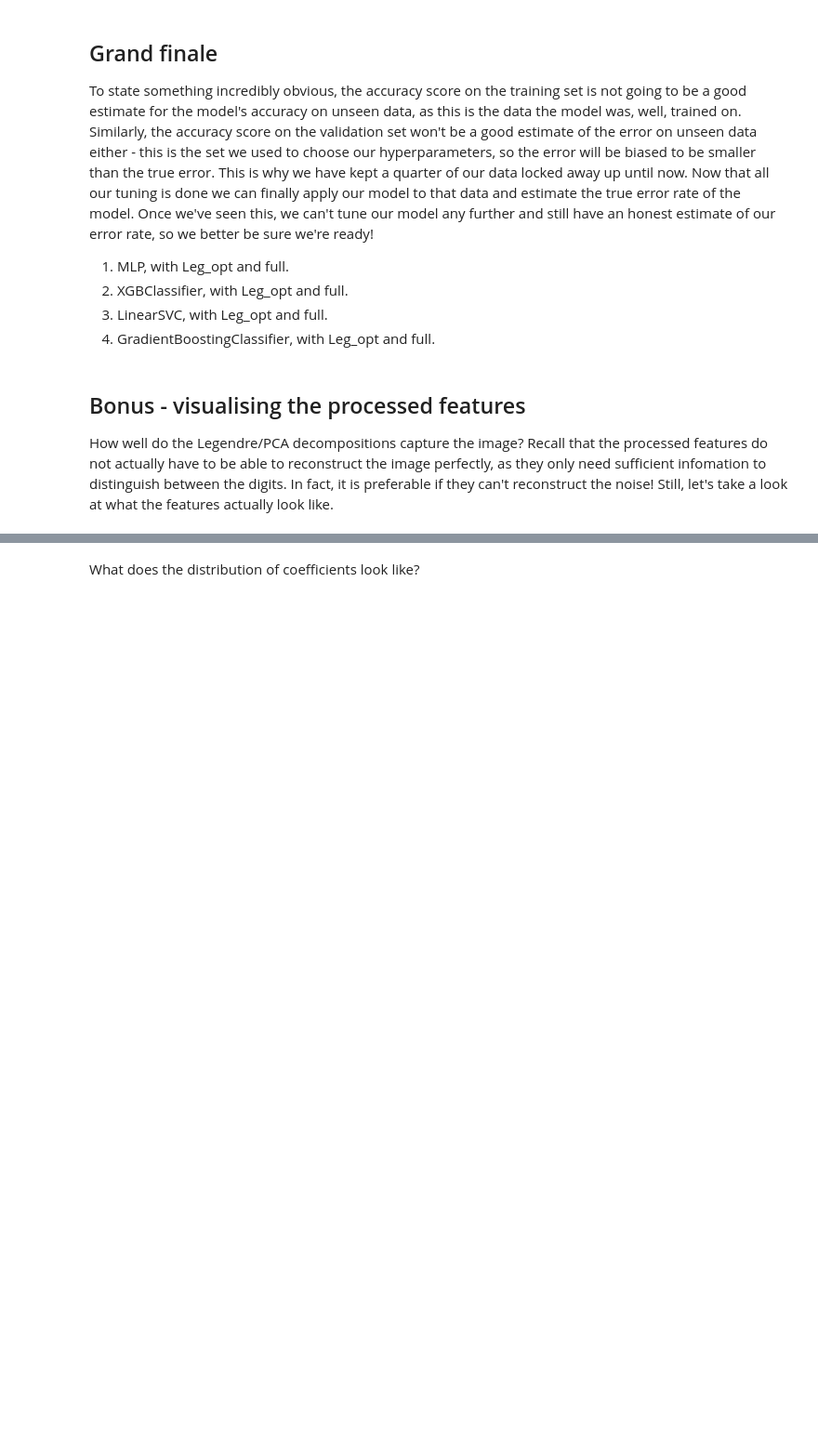
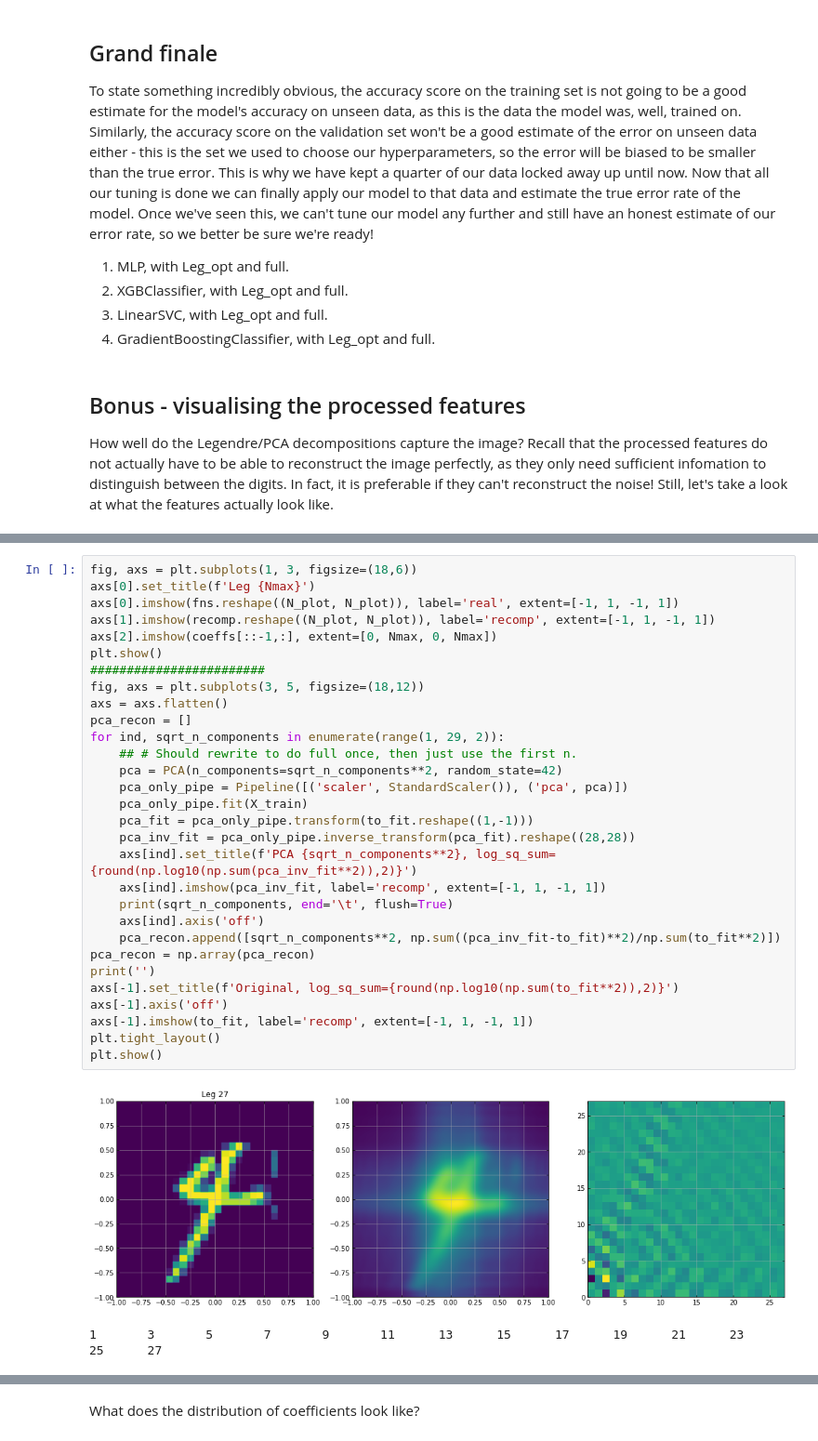
Before and after one commit to pc559/mnist_comparison, a Jupyter notebook: mnist_compare.ipynb, the cells around one changed output, grey strips where cells are left out. Shown: that part at 93% size. Cells and saved outputs as stored; diff of their text form; blank space fills up the shorter version.

```diff
--- a/mnist_compare.ipynb
+++ b/mnist_compare.ipynb
@@ -627,0 +630,33 @@ plt.show()
+# %%
+fig, axs = plt.subplots(1, 3, figsize=(18,6))
+axs[0].set_title(f'Leg {Nmax}')
+axs[0].imshow(fns.reshape((N_plot, N_plot)), label='real', extent=[-1, 1, -1, 1])
+axs[1].imshow(recomp.reshape((N_plot, N_plot)), label='recomp', extent=[-1, 1, -1, 1])
+axs[2].imshow(coeffs[::-1,:], extent=[0, Nmax, 0, Nmax])
+plt.show()
+########################
+fig, axs = plt.subplots(3, 5, figsize=(18,12))
+axs = axs.flatten()
+pca_recon = []
+for ind, sqrt_n_components in enumerate(range(1, 29, 2)):
+    ## # Should rewrite to do full once, then just use the first n.
+    pca = PCA(n_components=sqrt_n_components**2, random_state=42)
+    pca_only_pipe = Pipeline([('scaler', StandardScaler()), ('pca', pca)])
+    pca_only_pipe.fit(X_train)
+    pca_fit = pca_only_pipe.transform(to_fit.reshape((1,-1)))
+    pca_inv_fit = pca_only_pipe.inverse_transform(pca_fit).reshape((28,28))
+    axs[ind].set_title(f'PCA {sqrt_n_components**2}, log_sq_sum={round(np.log10(np.sum(pca_inv_fit**2)),2)}')
+    axs[ind].imshow(pca_inv_fit, label='recomp', extent=[-1, 1, -1, 1])
+    print(sqrt_n_components, end='\t', flush=True)
+    axs[ind].axis('off')
+    pca_recon.append([sqrt_n_components**2, np.sum((pca_inv_fit-to_fit)**2)/np.sum(to_fit**2)])
+pca_recon = np.array(pca_recon)
+print('')
+axs[-1].set_title(f'Original, log_sq_sum={round(np.log10(np.sum(to_fit**2)),2)}')
+axs[-1].axis('off')
+axs[-1].imshow(to_fit, label='recomp', extent=[-1, 1, -1, 1])
+plt.tight_layout()
+plt.show()
+# %% [output]
+[figure, added]
+1       3       5       7       9       11      13      15      17      19      21      23      25      27
```
Also changed, not shown: parts of 24 cells of this notebook.
